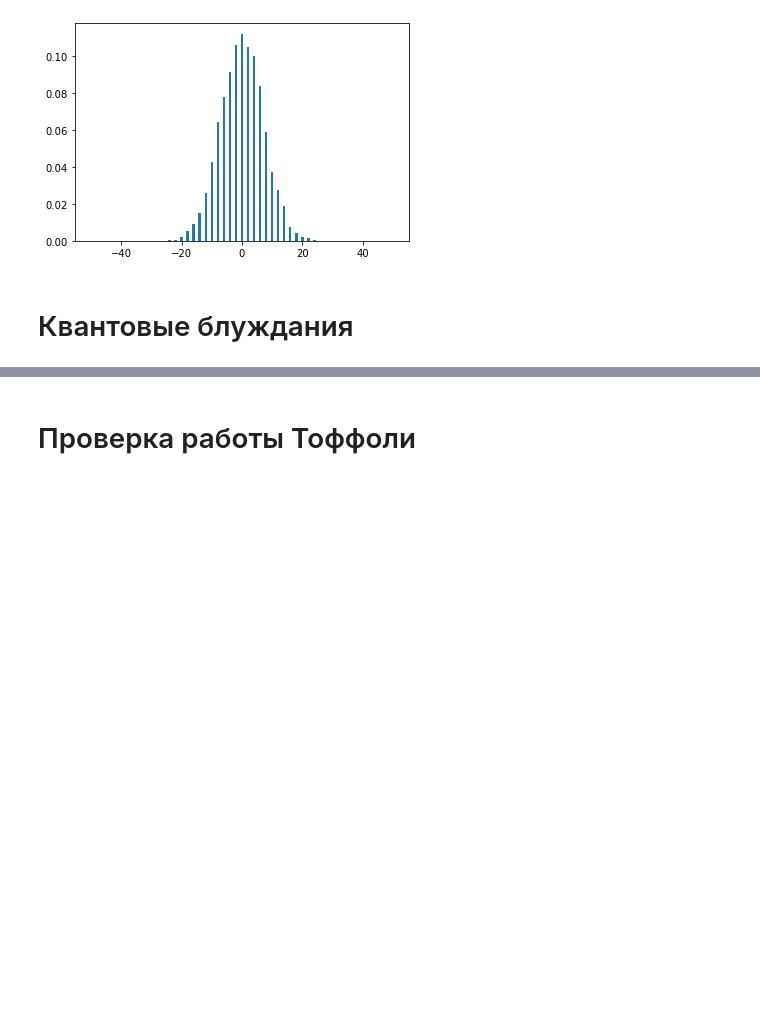
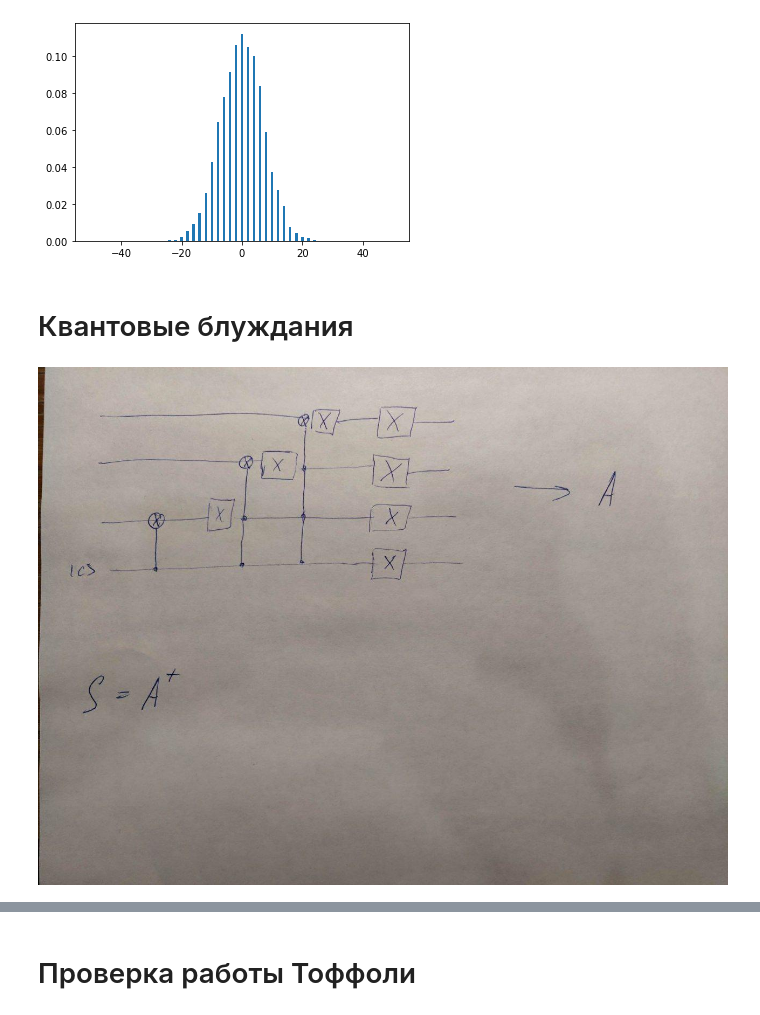
Before and after one commit to Stasononoff/Quantum_Informatics, a Jupyter notebook: Quantum_walk/Quantum_walk.ipynb, the cells around one changed output, grey strips where cells are left out. Drawn from its saved outputs; the diff is of its cells as text; code cells hidden in the pictures; blank space fills up the shorter version.

```diff
--- a/Quantum_walk/Quantum_walk.ipynb
+++ b/Quantum_walk/Quantum_walk.ipynb
@@ -100,4 +104,8 @@ for run in run_range:
 [figure]
 # %% [markdown]
 # Квантовые блуждания
+# %%
+Image('Addition_operator.jpg')
+# %% [output]
+[figure, added]
 # %%
```
Also changed, not shown: parts of 27 cells of this notebook, 9 other files.
